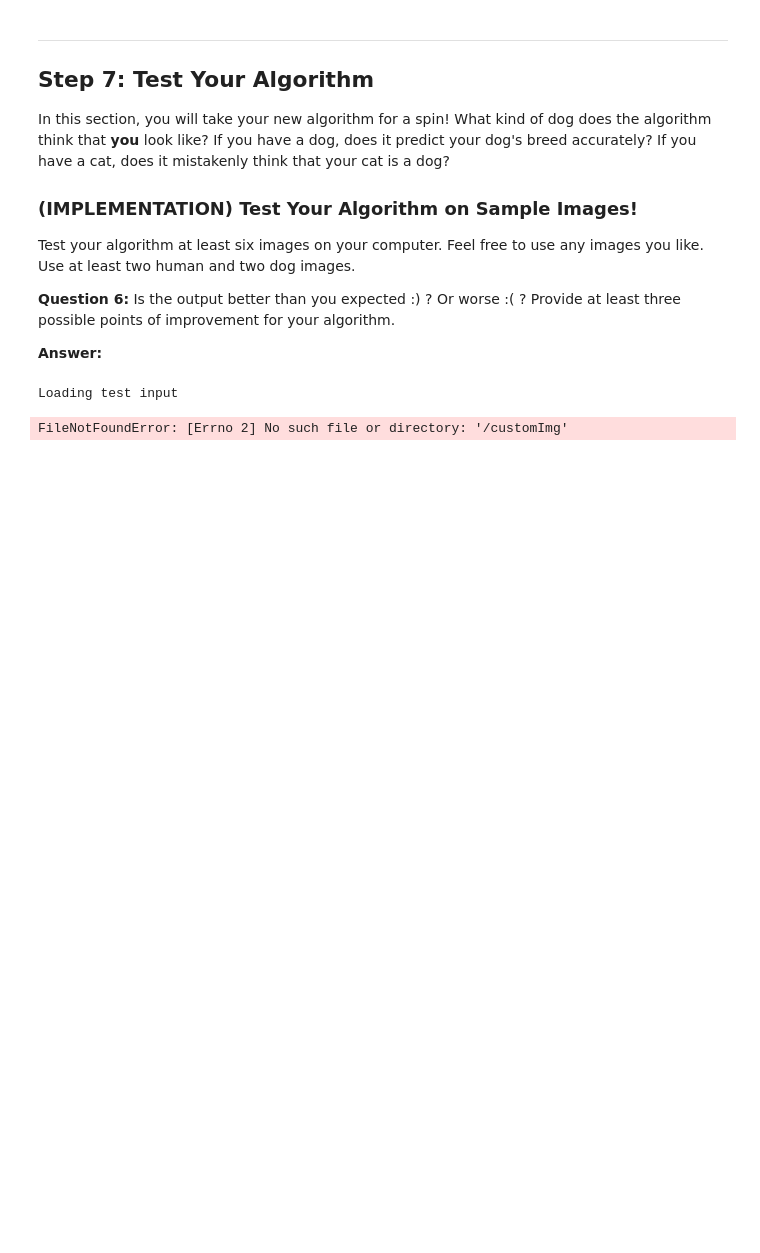
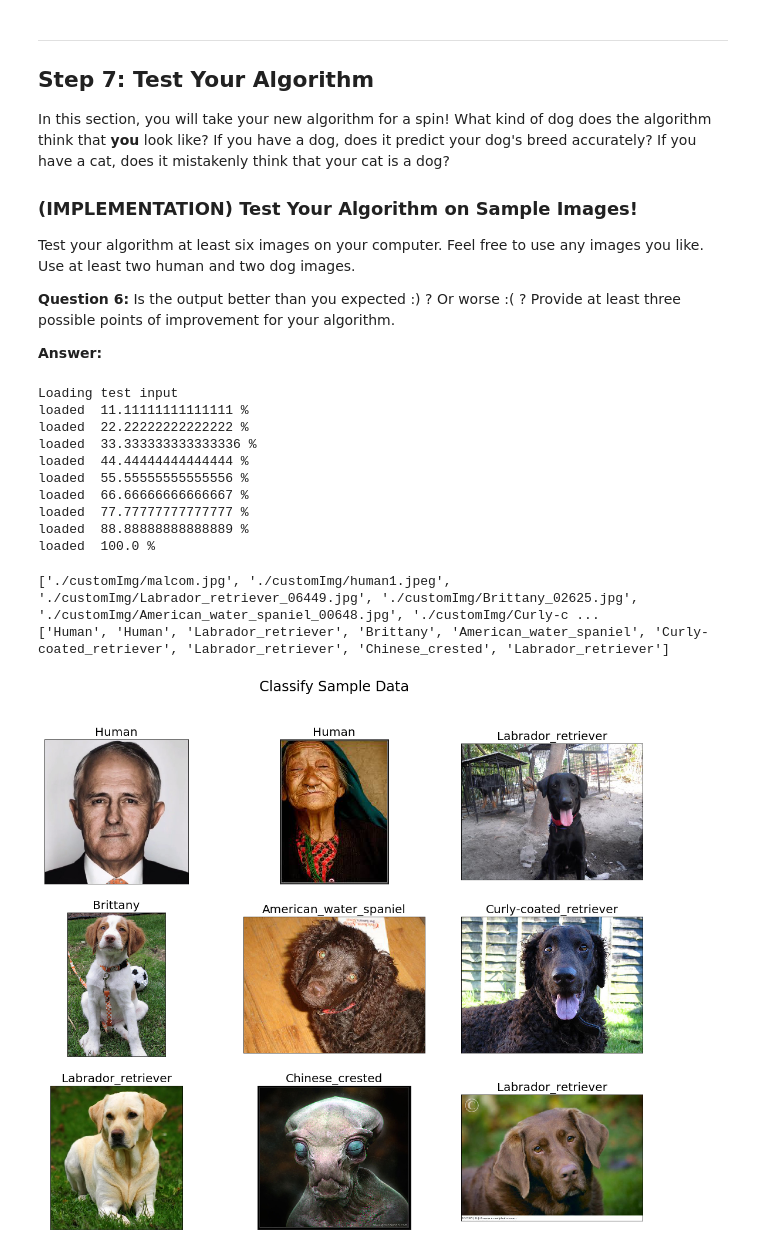
Before and after one commit to parkitny/cnn-project, a Jupyter notebook: dog-project/dog_app.ipynb, the cells around one changed output. Cells and saved outputs as stored; diff of their text form; code cells hidden in the pictures; blank space fills up the shorter version.

```diff
--- a/dog-project/dog_app.ipynb
+++ b/dog-project/dog_app.ipynb
@@ -838,16 +838,53 @@ def getImgLabels(imgPaths):
         labels = labels + [classifyImage(img)]
     return labels
 
-print("Loading test input")
+print("Loading and classifying test input")
 #test_files, test_targets = load_dataset('customImg')
 
 import glob, os
-os.chdir("/customImg")
-for file in glob.glob("*"):
-    print(file)
 
-#labels
-#plot_images(test_files[:10,]
+count = 0
+total = len(os.listdir("./customImg"))
+
+newLabels = []
+for file in glob.glob("./customImg/*"):
+    newLabels += [classifyImage(file)]
+    count += 1
+    print("loaded ", 100 * count / total, "%")
 # %% [output]
 Loading test input
+loaded  11.11111111111111 %
+loaded  22.22222222222222 %
+loaded  33.333333333333336 %
+loaded  44.44444444444444 %
+loaded  55.55555555555556 %
+loaded  66.66666666666667 %
+loaded  77.77777777777777 %
+loaded  88.88888888888889 %
+loaded  100.0 %
-FileNotFoundError: [Errno 2] No such file or directory: '/customImg'
+# %%
+import matplotlib.pyplot as plt
+import matplotlib.image as mpimg
+
+def plot_images(imgPaths, labels, title):
+    fig, ax = plt.subplots(3, 3, figsize=(15, 15))
+    plt.suptitle(title, size=24)
+    plt.setp(ax, xticks=[], yticks=[])
+    plt.tight_layout(rect=[0, 0.1, 1, 0.9])
+    plt.subplots_adjust(left=None, bottom=None, right=None, top=None, wspace=0.2, hspace=0.2)
+    for i in range(3):
+        for j in range(3):
+            img = mpimg.imread(imgPaths[i*3 + j])
+            ax[i][j].imshow(img)
+            ax[i][j].set_title(labels[i*3 + j], fontsize = 20)
+            ax[i][j].fontsize = 64
+
+files = os.listdir("./customImg")
+files = ["./customImg/" + str(x) for x in files]
+print(files)
+print(newLabels)
+plot_images(files,newLabels, 'Classify Sample Data')
+# %% [output]
+['./customImg/malcom.jpg', './customImg/human1.jpeg', './customImg/Labrador_retriever_06449.jpg', './customImg/Brittany_02625.jpg', './customImg/American_water_spaniel_00648.jpg', './customImg/Curly-c ...
+['Human', 'Human', 'Labrador_retriever', 'Brittany', 'American_water_spaniel', 'Curly-coated_retriever', 'Labrador_retriever', 'Chinese_crested', 'Labrador_retriever']
+[figure, added]
```
Also changed, not shown: parts of 1 cell of this notebook, 1 other file.
